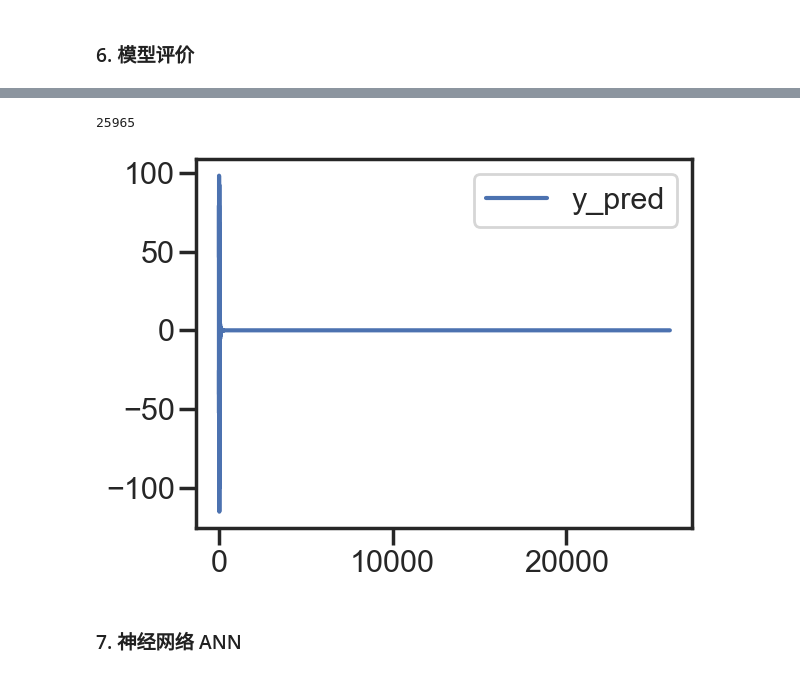
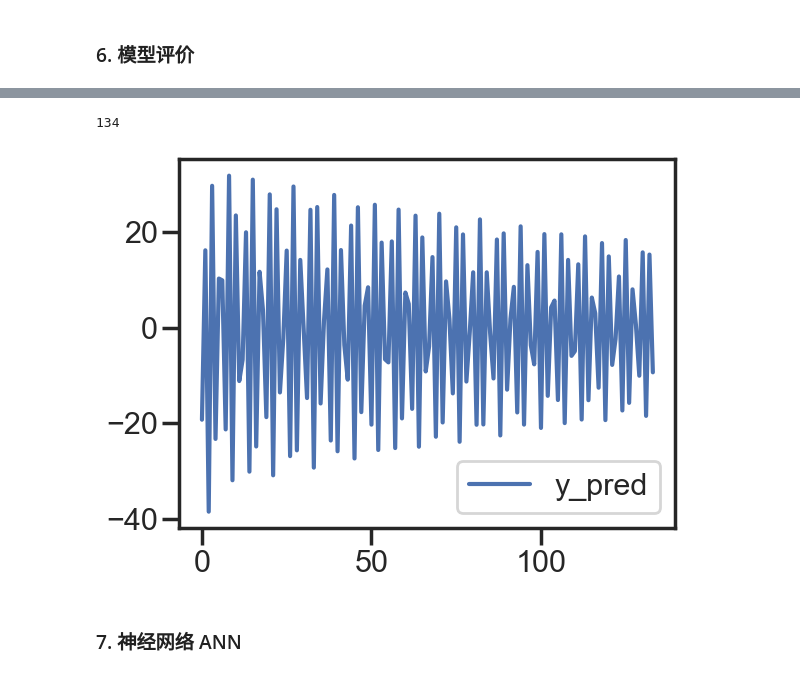
Before and after one commit to TREXA23187/air_quality, a Jupyter notebook: main.ipynb, the cells around one changed output, grey strips where cells are left out. Saved outputs shown, nothing was run; the diff lists cells and outputs as text; code cells hidden in the pictures.

```diff
--- a/main.ipynb
+++ b/main.ipynb
@@ -220,12 +278,12 @@ import seaborn as sns
 
 sns.set(style='ticks', context='poster')
 
-# data = data1['diff2'].dropna()
+data = data1['diff2'].dropna()
 
-data = india_with_geo[india_with_geo['StationId'] == 'BR007']
-data["diff1"] = data['AQI'].diff(1)
-data["diff2"] = data['diff1'].diff(1)
-data = data['diff2'].dropna()
+# data = india_with_geo[india_with_geo['StationId'] == 'BR007']
+# data["diff1"] = data['AQI'].diff(1)
+# data["diff2"] = data['diff1'].diff(1)
+# data = data['diff2'].dropna()
 
 print(data)
 # %% [output]
@@ -255,7 +313,7 @@ plt.plot(data.index, data)
 # %%
 # 平稳性检验
-train = data.loc[:'2020/1/1']
-test = data.loc['2020/1/2':]
+train = data.loc[:'2019/10/1']
+test = data.loc['2019/10/1':]
 
 # 1%、%5、%10不同程度拒绝原假设的统计值和ADF比较
 # ADF同时小于1%、5%、10%即说明非常好地拒绝该假设
@@ -340,7 +398,7 @@ heatmap_AIC(train)
 # %%
 # 从上面热力图看出 (AR2, MA5) (AR4, MA5) (AR5, MA5) => 其中AR对应p MA对应q 下面式子中
 # 最终为何确定为(2, 0, 5) 可根据后面对模型进行评估来做比较，(2, 0, 5)的时候表现最佳
-model = sm.tsa.arima.ARIMA(train, order=(3, 0, 5))  # order对应的参数为（p, d, q）
+model = sm.tsa.arima.ARIMA(train, order=(4, 0, 4))  # order对应的参数为（p, d, q）
 arima_res = model.fit()
 arima_res.summary()
 # %% [output]
@@ -427,14 +498,14 @@ res = stats.probplot(residual, plot=plt)
 # %%
-predict = arima_res.predict('2019/12/1', '2091/1/1')
+predict = arima_res.predict('2019/12/1', '2031/1/1')
 
 # ARIMA不适用长期预测
 # 如果将预测的时间调长，可以发现后面的预测值ARIMA基本都用均值来填充了
 plt.plot(range(len(predict)), predict)
 plt.legend(['y_pred'])
 print(len(predict))
 # %% [output]
-25965
+134
-[figure, old version]
+[figure, new version]
 # %% [markdown]
 ### 7. 神经网络 ANN
 # %%
```
Also changed, not shown: parts of 20 cells of this notebook, 2 other files.
